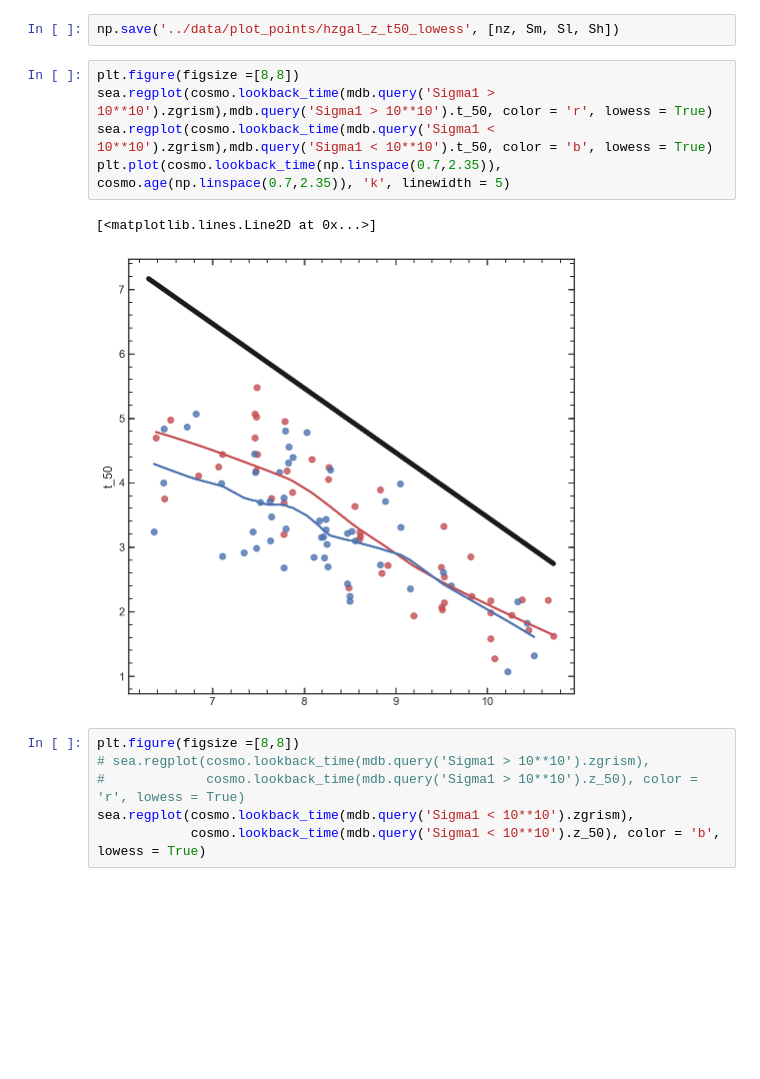
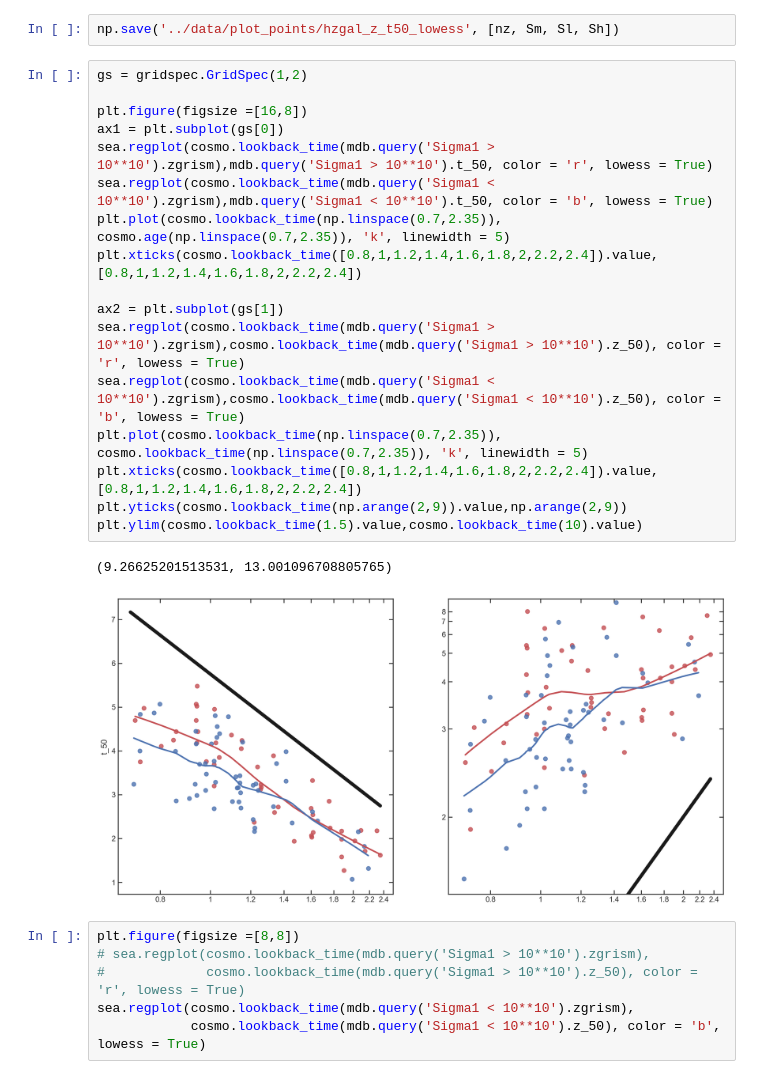
Before and after one commit to Vince-ec/Cluster_and_field, a Jupyter notebook: scripts/low_redshift.ipynb, the cells around one changed output. Saved outputs shown, nothing was run; the diff lists cells and outputs as text; blank space fills up the shorter version.

```diff
--- a/scripts/low_redshift.ipynb
+++ b/scripts/low_redshift.ipynb
@@ -1115,14 +1115,26 @@ for i in range(len(zx_range)):
         nz.append(zx_range[i])
 # %%
 np.save('../data/plot_points/hzgal_z_t50_lowess', [nz, Sm, Sl, Sh])
-# %%
-plt.figure(figsize =[8,8])
-sea.regplot(cosmo.lookback_time(mdb.query('Sigma1 > 10**10').zgrism),mdb.query('Sigma1 > 10**10').t_50, color = 'r', lowess = True)
-sea.regplot(cosmo.lookback_time(mdb.query('Sigma1 < 10**10').zgrism),mdb.query('Sigma1 < 10**10').t_50, color = 'b', lowess = True)
-plt.plot(cosmo.lookback_time(np.linspace(0.7,2.35)), cosmo.age(np.linspace(0.7,2.35)), 'k', linewidth = 5)
-# %% [output]
-[<matplotlib.lines.Line2D at 0x...>]
-[figure, removed]
+# %%
+gs = gridspec.GridSpec(1,2)
+
+plt.figure(figsize =[16,8])
+ax1 = plt.subplot(gs[0])
+sea.regplot(cosmo.lookback_time(mdb.query('Sigma1 > 10**10').zgrism),mdb.query('Sigma1 > 10**10').t_50, color = 'r', lowess = True)
+sea.regplot(cosmo.lookback_time(mdb.query('Sigma1 < 10**10').zgrism),mdb.query('Sigma1 < 10**10').t_50, color = 'b', lowess = True)
+plt.plot(cosmo.lookback_time(np.linspace(0.7,2.35)), cosmo.age(np.linspace(0.7,2.35)), 'k', linewidth = 5)
+plt.xticks(cosmo.lookback_time([0.8,1,1.2,1.4,1.6,1.8,2,2.2,2.4]).value,[0.8,1,1.2,1.4,1.6,1.8,2,2.2,2.4])
+
+ax2 = plt.subplot(gs[1])
+sea.regplot(cosmo.lookback_time(mdb.query('Sigma1 > 10**10').zgrism),cosmo.lookback_time(mdb.query('Sigma1 > 10**10').z_50), color = 'r', lowess = True)
+sea.regplot(cosmo.lookback_time(mdb.query('Sigma1 < 10**10').zgrism),cosmo.lookback_time(mdb.query('Sigma1 < 10**10').z_50), color = 'b', lowess = True)
+plt.plot(cosmo.lookback_time(np.linspace(0.7,2.35)), cosmo.lookback_time(np.linspace(0.7,2.35)), 'k', linewidth = 5)
+plt.xticks(cosmo.lookback_time([0.8,1,1.2,1.4,1.6,1.8,2,2.2,2.4]).value,[0.8,1,1.2,1.4,1.6,1.8,2,2.2,2.4])
+plt.yticks(cosmo.lookback_time(np.arange(2,9)).value,np.arange(2,9))
+plt.ylim(cosmo.lookback_time(1.5).value,cosmo.lookback_time(10).value)
+# %% [output]
+(9.26625201513531, 13.001096708805765)
+[figure, added]
 # %%
 plt.figure(figsize =[8,8])
 # sea.regplot(cosmo.lookback_time(mdb.query('Sigma1 > 10**10').zgrism),
```
Also changed, not shown: parts of 8 cells of this notebook.
